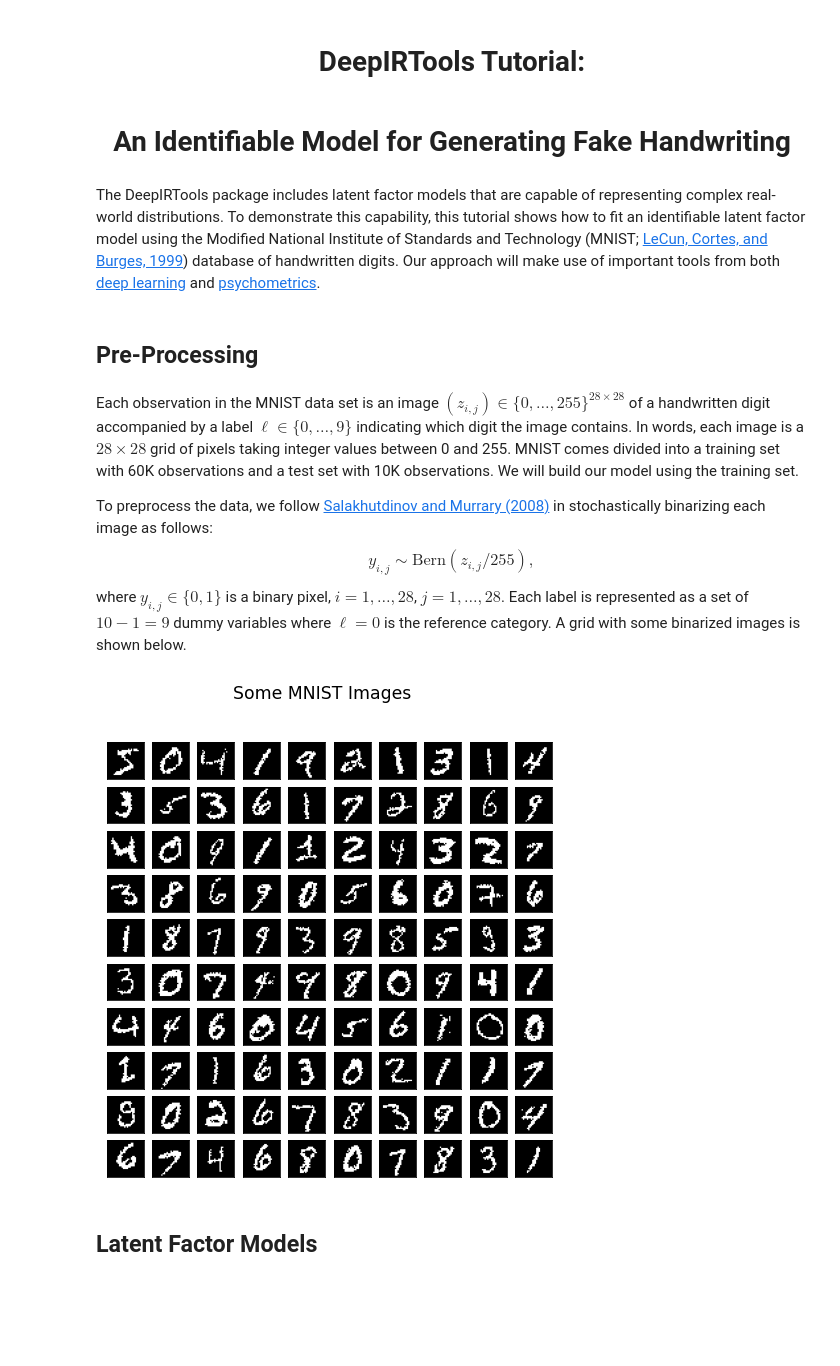
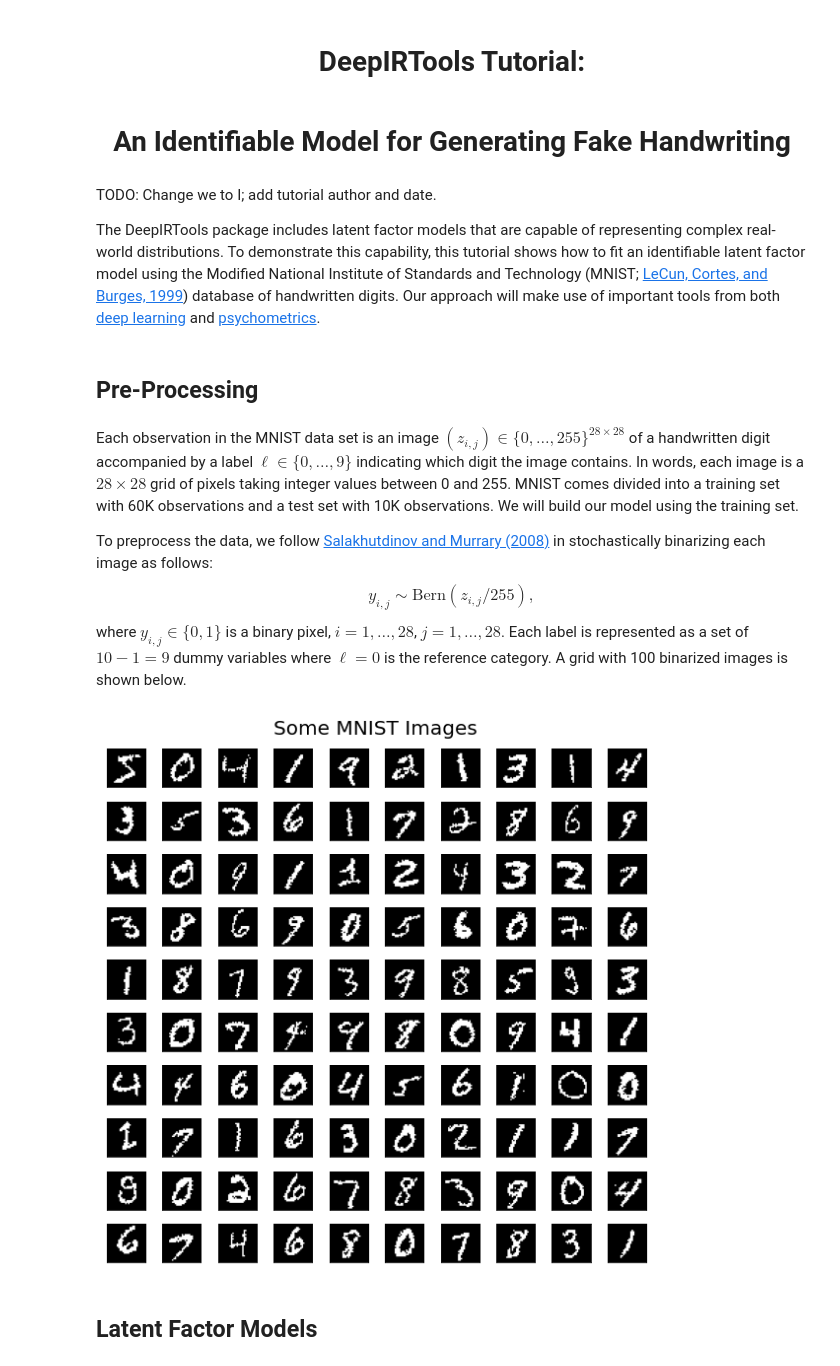
Before and after one commit to cjurban/deepirtools, a Jupyter notebook: examples/mnist_tutorial.ipynb, the cells around one changed output. Drawn from its saved outputs; the diff is of its cells as text; code cells hidden in the pictures; blank space fills up the shorter version.

```diff
--- a/examples/mnist_tutorial.ipynb
+++ b/examples/mnist_tutorial.ipynb
@@ -1,6 +1,8 @@
 # %% [markdown]
 # <center>DeepIRTools Tutorial:<br><br>An Identifiable Model for Generating Fake Handwriting</center>
 # %% [markdown]
+TODO: Change we to I; add tutorial author and date.
+
 The DeepIRTools package includes latent factor models that are capable of representing complex real-world distributions. To demonstrate this capability, this tutorial shows how to fit an identifiable latent factor model using the Modified National Institute of Standards and Technology (MNIST; [LeCun, Cortes, and Burges, 1999](#refs)) database of handwritten digits. Our approach will make use of important tools from both <a href="https://en.wikipedia.org/wiki/Deep_learning">deep learning</a> and <a href="https://en.wikipedia.org/wiki/Psychometrics">psychometrics</a>.
 # %% [markdown]
 ## Pre-Processing
@@ -11,39 +13,40 @@ To preprocess the data, we follow [Salakhutdinov and Murrary (2008)](#refs) in s
 \begin{equation}
     y_{i,j} \sim \text{Bern}(z_{i,j} / 255),
 \end{equation}
-where $y_{i,j} \in \{0, 1\}$ is a binary pixel, $i=1, \ldots, 28$, $j=1, \ldots, 28$. Each label is represented as a set of $10 - 1 = 9$ dummy variables where $\ell = 0$ is the reference category. A grid with some binarized images is shown below.
+where $y_{i,j} \in \{0, 1\}$ is a binary pixel, $i=1, \ldots, 28$, $j=1, \ldots, 28$. Each label is represented as a set of $10 - 1 = 9$ dummy variables where $\ell = 0$ is the reference category. A grid with 100 binarized images is shown below.
 # %%
 import os
 import numpy as np
 import torch
 import torchvision.datasets as dset
 import deepirtools
 from deepirtools import IWAVE
 from factor_analyzer import Rotator
 from matplotlib import pyplot as plt
 import seaborn as sns
 
 deepirtools.manual_seed(123) # Seed for reproducibility.
 
 def get_dummies(targets): # Converts a K-category covariate into K-1 dummy variables.
     sample_size = targets.shape[0]
     rng = targets.unique().shape[0]
     dummies = torch.zeros(sample_size, rng)
     dummies[torch.arange(sample_size), targets] = 1
     return dummies[:, 1:]
 
 mnist_train = dset.MNIST(root = "./", train = True, download = True)
 data = torch.bernoulli(mnist_train.data.div(255)) # Stochastically binarize images.
 labels = get_dummies(mnist_train.targets)
 
 fig, axes = plt.subplots(10, 10, figsize = (8, 8))
-fig.suptitle("Some MNIST Images", fontsize = "xx-large")
+fig.suptitle("Some MNIST Images", fontsize = 20)
 for i, ax in enumerate(axes.flat):
     ax.imshow(data[i], cmap = "gray")
     ax.set_xticks([])
     ax.set_yticks([])
+fig.tight_layout()
 # %% [output]
-[figure, old version]
+[figure, new version]
 # %% [markdown]
 ## Latent Factor Models
 # %% [markdown]
```
Also changed, not shown: parts of 12 cells of this notebook.
